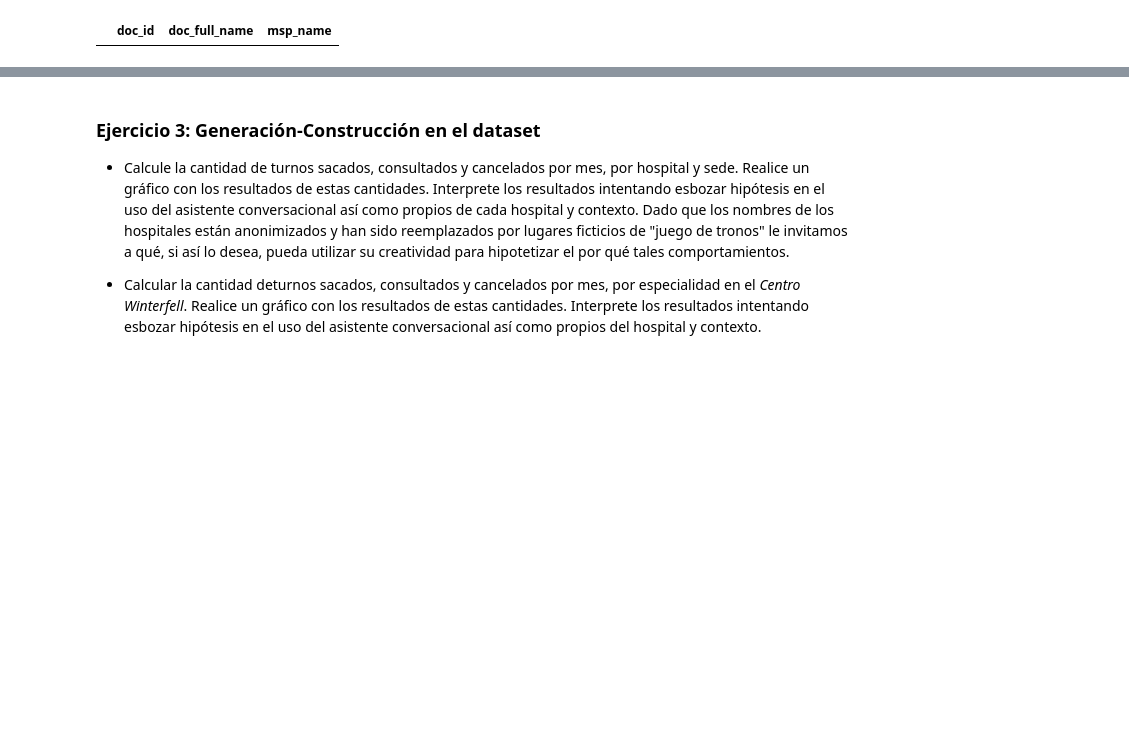
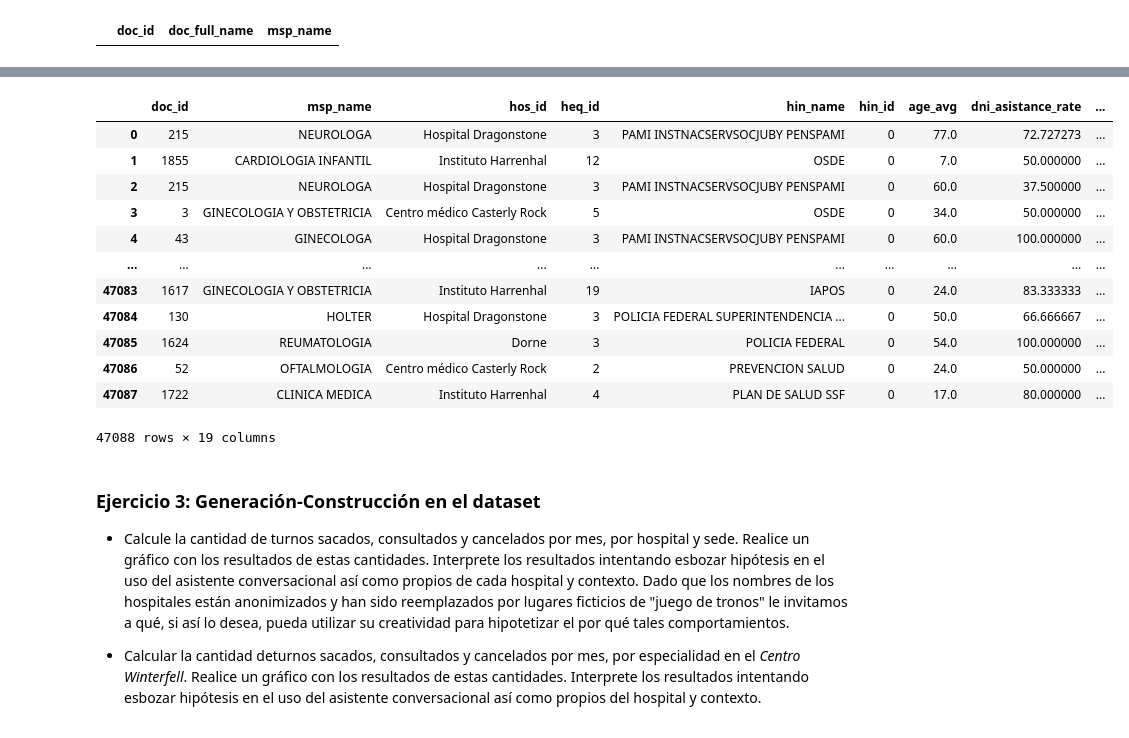
Before and after one commit to manufabregas/Dataset-Asistencia-a-turnos-m-dicos, a Jupyter notebook: Práctico_1_Análisis_y_visualización_de_datos.ipynb, the cells around one changed output, grey strips where cells are left out. Drawn from its saved outputs; the diff is of its cells as text; code cells hidden in the pictures; blank space fills up the shorter version.

```diff
--- a/Práctico_1_Análisis_y_visualización_de_datos.ipynb
+++ b/Práctico_1_Análisis_y_visualización_de_datos.ipynb
@@ -413,3 +417,34 @@ df_exp_base.head(5)
+# %%
+#Drop cols doc_full_name (vacío) y msp_id	(id propio de cada clínica, va a diferir con cada clínica este nro)
+df_exp_base=df_exp_base.drop(['doc_full_name','msp_id'],axis=1)
+
+#Rename en nombres de cols
+df_exp_base=df_exp_base.rename(columns={'action_A_count':'qt_sac_pac_ac',"action_B_count":"qt_canc_pac_ac",'action_C_count':'qt_cons_pac'})
+
+#Correcciones en nombres de especialidades, convertimos en mayúscula, renombramos
+df_exp_base['msp_name'] = df_exp_base['msp_name'].str.upper()
+df_exp_base['msp_name'] = df_exp_base['msp_name'].str.replace('NUTRICIN', 'NUTRICION')
+df_exp_base['msp_name'] = df_exp_base['msp_name'].str.replace('CIRUGA', 'CIRUGIA')
+
+#Trabajaremos con las duplicaciones de hin_name
+
+# df_exp_base= df_exp_base[df_exp_base['msp_name'].str.contains('NUTRICION')]
+
+df_exp_base
+# %% [output]
+|  | doc_id | msp_name | hos_id | heq_id | hin_name | hin_id | age_avg | dni_asistance_rate | ... |
+| 0 | 215 | NEUROLOGA | Hospital Dragonstone | 3 | PAMI INSTNACSERVSOCJUBY PENSPAMI | 0 | 77.0 | 72.727273 | ... |
+| 1 | 1855 | CARDIOLOGIA INFANTIL | Instituto Harrenhal | 12 | OSDE | 0 | 7.0 | 50.000000 | ... |
+| 2 | 215 | NEUROLOGA | Hospital Dragonstone | 3 | PAMI INSTNACSERVSOCJUBY PENSPAMI | 0 | 60.0 | 37.500000 | ... |
+| 3 | 3 | GINECOLOGIA Y OBSTETRICIA | Centro médico Casterly Rock | 5 | OSDE | 0 | 34.0 | 50.000000 | ... |
+| 4 | 43 | GINECOLOGA | Hospital Dragonstone | 3 | PAMI INSTNACSERVSOCJUBY PENSPAMI | 0 | 60.0 | 100.000000 | ... |
+| ... | ... | ... | ... | ... | ... | ... | ... | ... | ... |
+| 47083 | 1617 | GINECOLOGIA Y OBSTETRICIA | Instituto Harrenhal | 19 | IAPOS | 0 | 24.0 | 83.333333 | ... |
+| 47084 | 130 | HOLTER | Hospital Dragonstone | 3 | POLICIA FEDERAL SUPERINTENDENCIA ... | 0 | 50.0 | 66.666667 | ... |
+| 47085 | 1624 | REUMATOLOGIA | Dorne | 3 | POLICIA FEDERAL | 0 | 54.0 | 100.000000 | ... |
+| 47086 | 52 | OFTALMOLOGIA | Centro médico Casterly Rock | 2 | PREVENCION SALUD | 0 | 24.0 | 50.000000 | ... |
+| 47087 | 1722 | CLINICA MEDICA | Instituto Harrenhal | 4 | PLAN DE SALUD SSF | 0 | 17.0 | 80.000000 | ... |
+47088 rows × 19 columns
 # %% [markdown]
 ### Ejercicio 3: Generación-Construcción en el dataset
 
```
Also changed, not shown: parts of 5 cells of this notebook.
